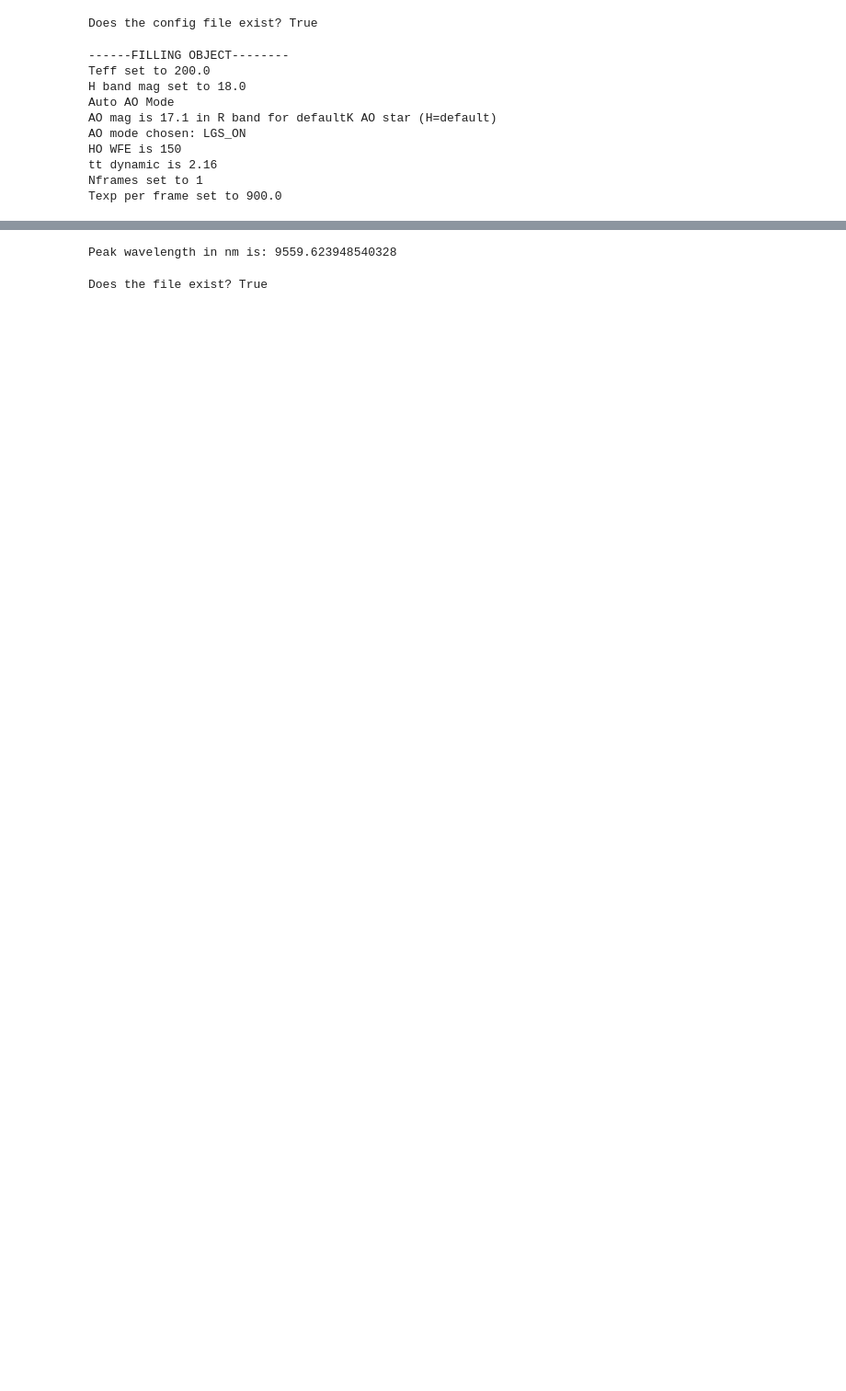
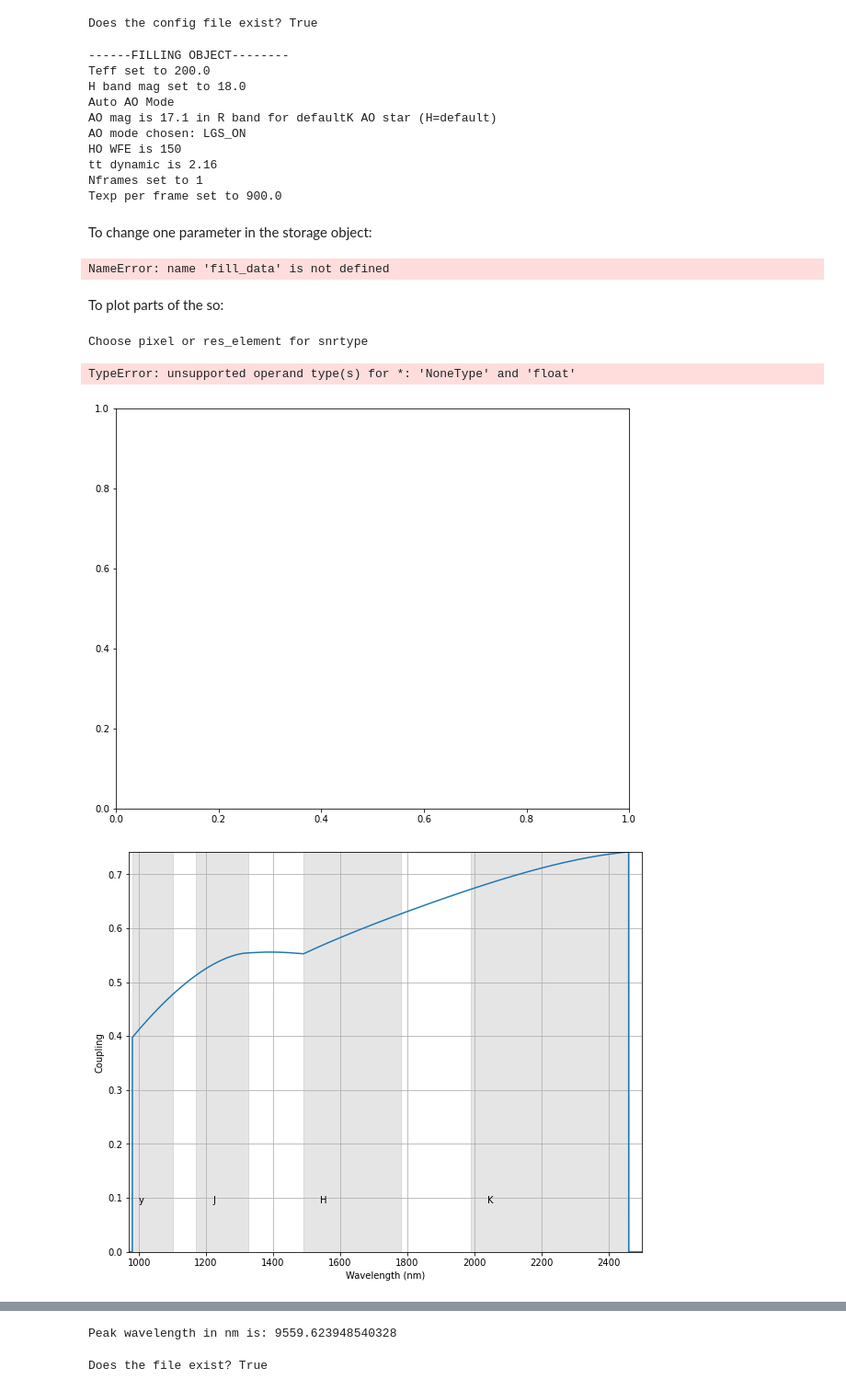
Before and after one commit to ashbake/specsim, a Jupyter notebook: contrast/specsim_testing.ipynb, the cells around one changed output, grey strips where cells are left out. Shown at 92% size. Saved outputs shown, nothing was run; the diff lists cells and outputs as text; code cells hidden in the pictures; blank space fills up the shorter version.

Commit message:
Loaded storage object

```diff
--- a/contrast/specsim_testing.ipynb
+++ b/contrast/specsim_testing.ipynb
@@ -61,3 +63,10 @@ HO WFE is 150
 tt dynamic is 2.16
 Nframes set to 1
 Texp per frame set to 900.0
+# %% [markdown]
+To change one parameter in the storage object:
+# %%
+so.stel.teff = 5800             # redefine the stellar temperature
+cload = fill_data(so)           # redo filling the data
+# %% [output]
+NameError: name 'fill_data' is not defined
@@ -63,0 +78,14 @@ Texp per frame set to 900.0
+# %% [markdown]
+To plot parts of the so:
+# %%
+savepath = './'
+plot_tools.plot_snr(so,snrtype=0,savepath=savepath)
+plot_tools.plot_coupling(so,savepath=savepath) # these ones are weird
+plot_tools.plot_base_throughput(so,savepath=savepath)
+plot_tools.plot_tracking_bands(so,savepath=savepath)
+plot_tools.plot_background_spectra(so,savepath=savepath)
+# %% [output]
+Choose pixel or res_element for snrtype
+TypeError: unsupported operand type(s) for *: 'NoneType' and 'float'
+[figure, added]
+[figure, added]
```
Also changed, not shown: parts of 7 cells of this notebook, 4 other files.
